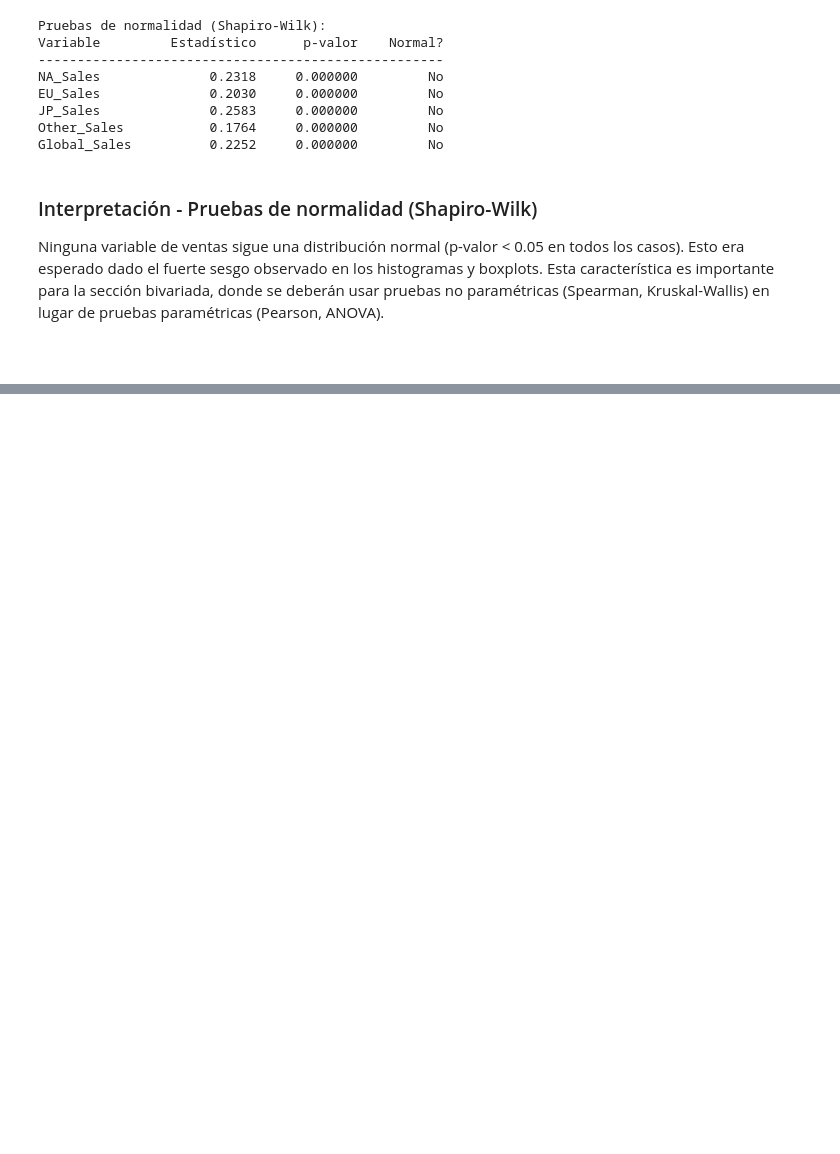
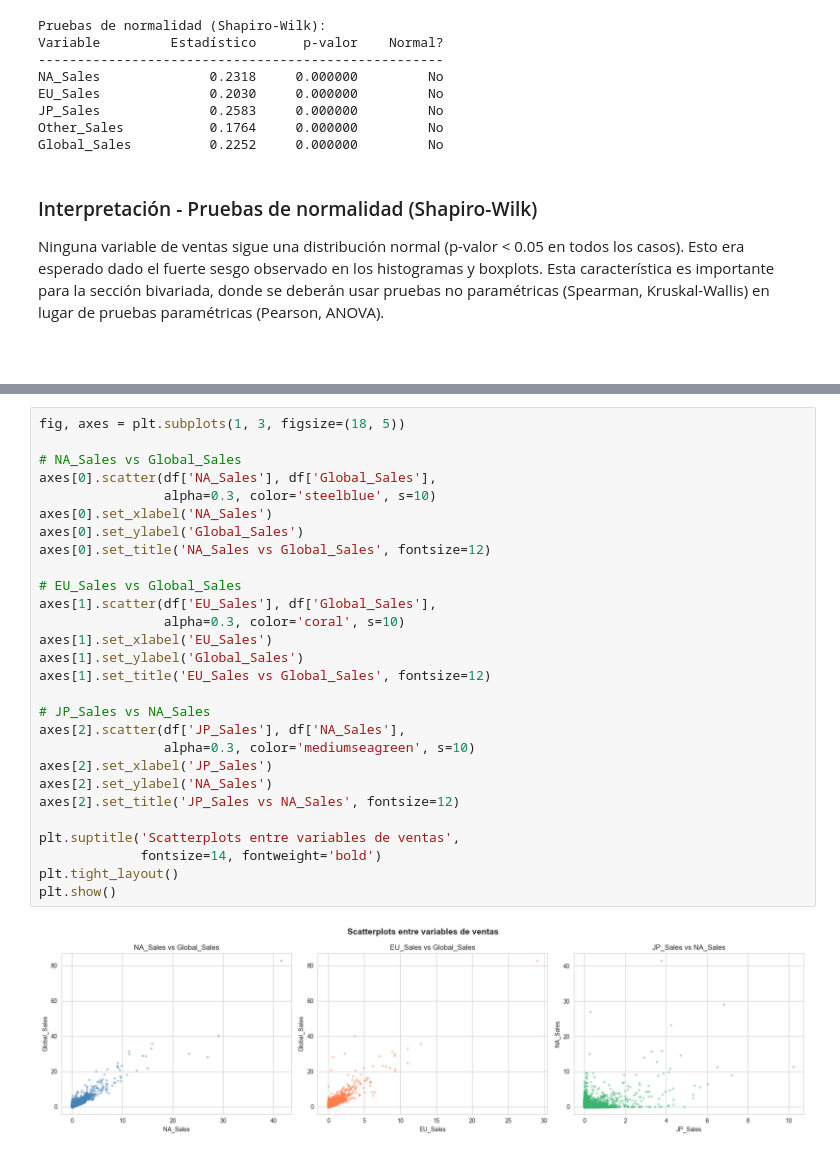
Before and after one commit to Danfezinho/Proyecto-1---Data-mining, a Jupyter notebook: notebooks/analisis.ipynb, the cells around one changed output, grey strips where cells are left out. Drawn from its saved outputs; the diff is of its cells as text; blank space fills up the shorter version.

```diff
--- a/notebooks/analisis.ipynb
+++ b/notebooks/analisis.ipynb
@@ -250,0 +284,30 @@ sección bivariada, donde se deberán usar pruebas no paramétricas
+# %%
+fig, axes = plt.subplots(1, 3, figsize=(18, 5))
+
+# NA_Sales vs Global_Sales
+axes[0].scatter(df['NA_Sales'], df['Global_Sales'],
+                alpha=0.3, color='steelblue', s=10)
+axes[0].set_xlabel('NA_Sales')
+axes[0].set_ylabel('Global_Sales')
+axes[0].set_title('NA_Sales vs Global_Sales', fontsize=12)
+
+# EU_Sales vs Global_Sales
+axes[1].scatter(df['EU_Sales'], df['Global_Sales'],
+                alpha=0.3, color='coral', s=10)
+axes[1].set_xlabel('EU_Sales')
+axes[1].set_ylabel('Global_Sales')
+axes[1].set_title('EU_Sales vs Global_Sales', fontsize=12)
+
+# JP_Sales vs NA_Sales
+axes[2].scatter(df['JP_Sales'], df['NA_Sales'],
+                alpha=0.3, color='mediumseagreen', s=10)
+axes[2].set_xlabel('JP_Sales')
+axes[2].set_ylabel('NA_Sales')
+axes[2].set_title('JP_Sales vs NA_Sales', fontsize=12)
+
+plt.suptitle('Scatterplots entre variables de ventas',
+             fontsize=14, fontweight='bold')
+plt.tight_layout()
+plt.show()
+# %% [output]
+[figure, added]
```
Also changed, not shown: parts of 4 cells of this notebook.
